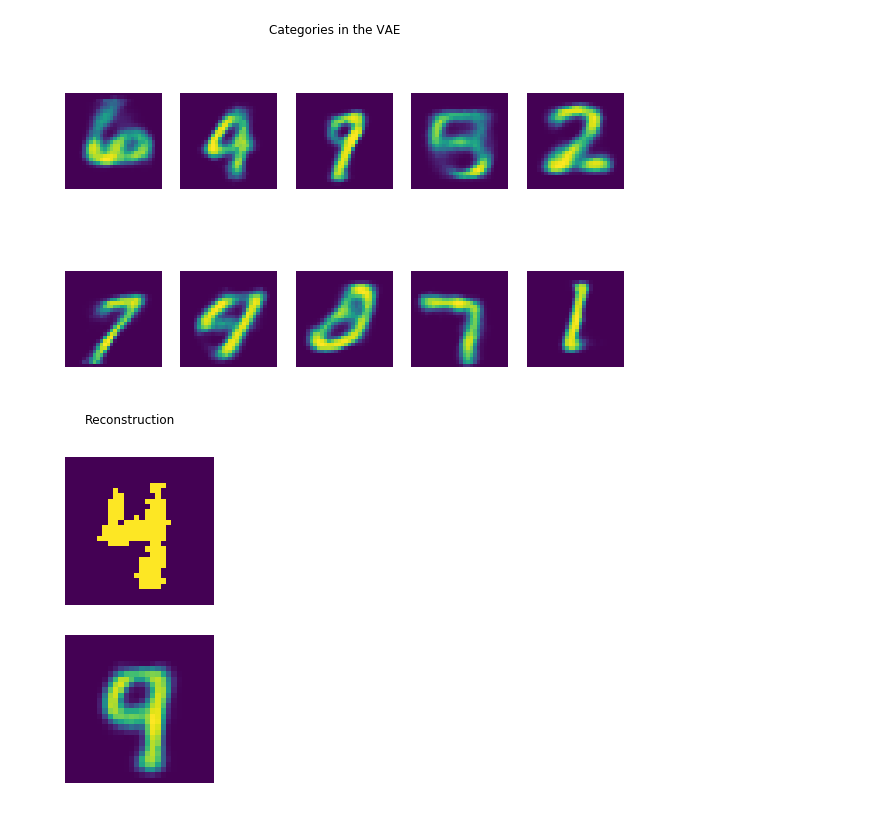
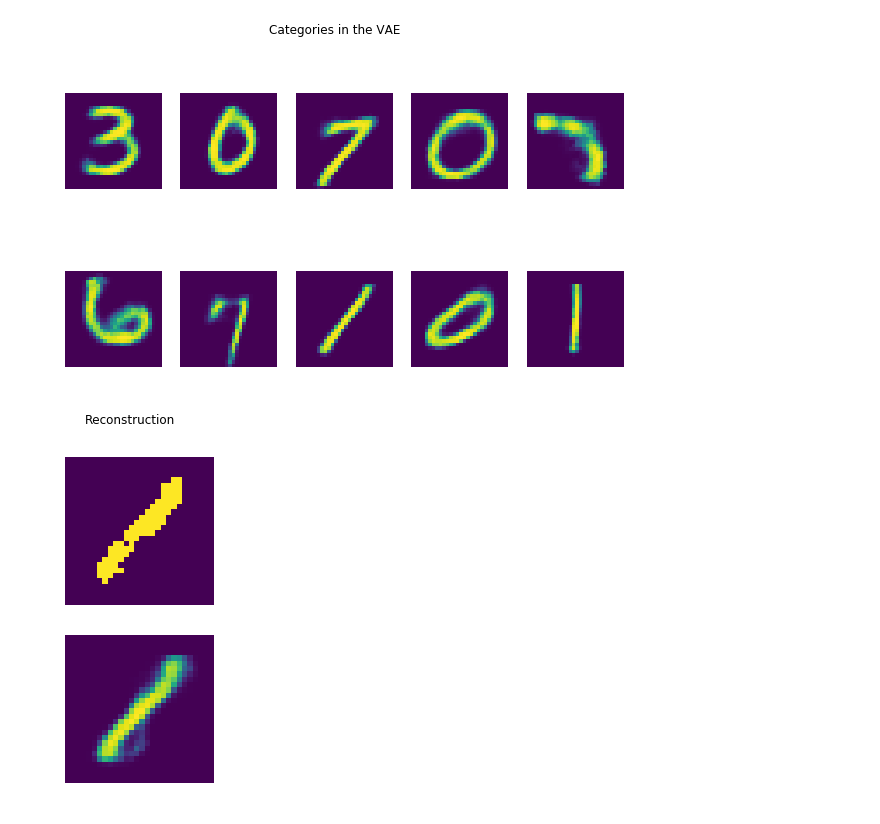
Before and after one commit to ipeter50/discrete_flows, a Jupyter notebook: GumbelVAE_Semidiscrete_latent.ipynb, the cells around one changed output. Saved outputs shown, nothing was run; the diff lists cells and outputs as text; code cells hidden in the pictures.

```diff
--- a/GumbelVAE_Semidiscrete_latent.ipynb
+++ b/GumbelVAE_Semidiscrete_latent.ipynb
@@ -50,11 +50,11 @@ def get_mnist(location="./", batch_size=64, labels_per_class=100):
         return sampler
 
     # Dataloaders for MNIST
-    labelled = torch.utils.data.DataLoader(mnist_train, batch_size=batch_size, num_workers=2, pin_memory=cuda,
+    labelled = torch.utils.data.DataLoader(mnist_train, batch_size=batch_size, #num_workers=2, pin_memory=cuda,
                                            sampler=get_sampler(mnist_train.train_labels.numpy(), labels_per_class))
-    unlabelled = torch.utils.data.DataLoader(mnist_train, batch_size=batch_size, num_workers=2, pin_memory=cuda,
+    unlabelled = torch.utils.data.DataLoader(mnist_train, batch_size=batch_size, #num_workers=2, pin_memory=cuda,
                                              sampler=get_sampler(mnist_train.train_labels.numpy()))
-    validation = torch.utils.data.DataLoader(mnist_valid, batch_size=batch_size, num_workers=2, pin_memory=cuda,
+    validation = torch.utils.data.DataLoader(mnist_valid, batch_size=batch_size, #num_workers=2, pin_memory=cuda,
                                              sampler=get_sampler(mnist_valid.test_labels.numpy()))
 
     return labelled, unlabelled, validation
@@ -143,13 +143,13 @@ class GumbelAutoencoder(nn.Module):
         self.n_samples = n_samples
 
         self.encoder = Perceptron([x_dim, *h_dim])
-        self.encoder_continous = Perceptron([x_dim, *[256, 2]])
+#         self.encoder_continous = Perceptron([x_dim, *[256, 4]])
         self.sample_continous = Stochastic()
-        self.sampler = GumbelSoftmax(h_dim[-1], z_dim, n_samples)
-        self.decoder = Perceptron([1+z_dim, *reversed(h_dim), x_dim], output_activation=torch.sigmoid)
+        self.sampler = GumbelSoftmax(h_dim[-1]-4, z_dim, n_samples)
+        self.decoder = Perceptron([2+z_dim, *reversed(h_dim), x_dim], output_activation=torch.sigmoid)
 
         self.kl_divergence = 0
-        self.mu, self.log_var = 0, 0
+        self.mu, self.log_var, self.sigma = 0, 0, 0
 
         for m in self.modules():
             if isinstance(m, nn.Linear):
@@ -165,11 +165,17 @@ class GumbelAutoencoder(nn.Module):
 
     def forward(self, x, y=None, tau=1):
         x_encoded = self.encoder(x)
-        self.mu, self.log_var = torch.chunk(self.encoder_continous(x), 2, dim=-1)
+
+#         continuous_z = self.encoder_continous(x)
+        continuous_z = x_encoded.narrow(1,256-4,4)
+        x_encoded = x_encoded.narrow(1,0,252)
+
+        self.mu, self.log_var = torch.chunk(continuous_z, 2, dim=-1)
         self.log_var = nn.Softplus()(self.log_var)
+        self.sigma = torch.exp(self.log_var/2)
 
-        z_continous = self.sample_continous.reparametrize(self.mu, self.log_var)
 
+        z_continous = self.sample_continous.reparametrize(self.mu, self.sigma)
         sample, qz = self.sampler(x_encoded, tau)
         self.kl_divergence = self._kld(qz)
 
@@ -183,7 +189,7 @@ class GumbelAutoencoder(nn.Module):
         return self.decoder(z)
 # %%
 # Latent space dimension should be equal to the number of classes=10
-model = GumbelAutoencoder([784, 10, [256, 128]], n_samples=10).to(device)
+model = GumbelAutoencoder([784, 10, [1024, 256]], n_samples=10).cuda()
 model
 # %% [output]
 GumbelAutoencoder(
@@ -204,7 +212,7 @@ GumbelAutoencoder(
   )
 )
 # %%
-_, train, validation = get_mnist(location="./", batch_size=64)
+_, train, validation = get_mnist(location="./", batch_size=128)
 
 # We use this custom BCE function until PyTorch implements reduce=False
 def binary_cross_entropy(r, x):
@@ -217,7 +225,9 @@ from torch.autograd import Variable
 # Temperature
 tau = Variable(torch.FloatTensor([2]), requires_grad=False).to(device)
 
-for epoch in range(25):
+alpha = Variable(torch.FloatTensor([1]), requires_grad=False).to(device)
+
+for epoch in range(50):
     model.train()
     total_loss = 0
     for (u, _) in train:
@@ -227,8 +237,12 @@ for epoch in range(25):
         reconstruction = model(u, tau=tau)
 
         likelihood = -binary_cross_entropy(reconstruction, u)
-        kl_continuous = -0.5 * torch.sum(1 + model.log_var - model.mu**2 - torch.exp(model.log_var), dim=1)
-        elbo = likelihood - model.kl_divergence - torch.mean(kl_continuous)
+#         print("mu",model.mu)
+#         print("sigma", model.log_var)
+        kl_continuous = -0.5 * torch.sum(1 + model.sigma - model.mu**2 - torch.exp(model.sigma), dim=1)
+        elbo = likelihood - alpha * model.kl_divergence - (1 - alpha) * kl_continuous
+#         elbo = likelihood - kl_continuous
+#         print(kl_continuous)
 #         print(kl_continuous, model.kl_divergence)
         L = -torch.mean(elbo)
 
@@ -241,8 +255,9 @@ for epoch in range(25):
     m = len(train)
 
     #if epoch % 5 == 0:
-    print(f"Epoch: {epoch}\tL: {total_loss/m:.2f}\tTau: {tau.item()}")
+    print(f"Epoch: {epoch}\tL: {total_loss/m:.2f}\tTau: {tau.item()}\tAlpha: {alpha.item()}")
 
     # Anneal temperature variable and clipping
     tau = torch.max(tau * 0.9, torch.FloatTensor([0.5]).cuda())
+    alpha = torch.max(alpha * 0.9, torch.FloatTensor([0.2]).cuda())
 # %% [output]
@@ -266,27 +281,27 @@ Epoch: 24       L: 140.29       Tau: 0.5
 # %%
 import matplotlib.pyplot as plt
 f, axarr = plt.subplots(2, 5, figsize=(10, 6))
 
 x = torch.zeros(10, 10).to(device)
 for i in range(10):
     x[i, i]= 1
-x_noise = torch.randn(10,1).to(device)
+x_noise = torch.randn(10,2).to(device)
 
 x = torch.cat((x,x_noise),1)
 
 
 # x = torch.randn(10,20).to(device)
 reconstruction = model.decoder(x)
 r = reconstruction.data.cpu().numpy()
 
 for i, ax in enumerate(axarr.flat):
     ax.imshow(r[i].reshape(28, 28), cmap="viridis")
     ax.axis("off")
 
 plt.suptitle("Categories in the VAE")
 plt.show()
 # %% [output]
-[figure, old version]
+[figure, new version]
 # %%
 import matplotlib.pyplot as plt
 f, axarr = plt.subplots(2, 1, figsize=(10, 6))
@@ -302,4 +317,4 @@ for i, ax in enumerate(axarr.flat):
 plt.suptitle("Reconstruction")
 plt.show()
 # %% [output]
-[figure, old version]
+[figure, new version]
```
Also changed, not shown: parts of 2 cells of this notebook.
